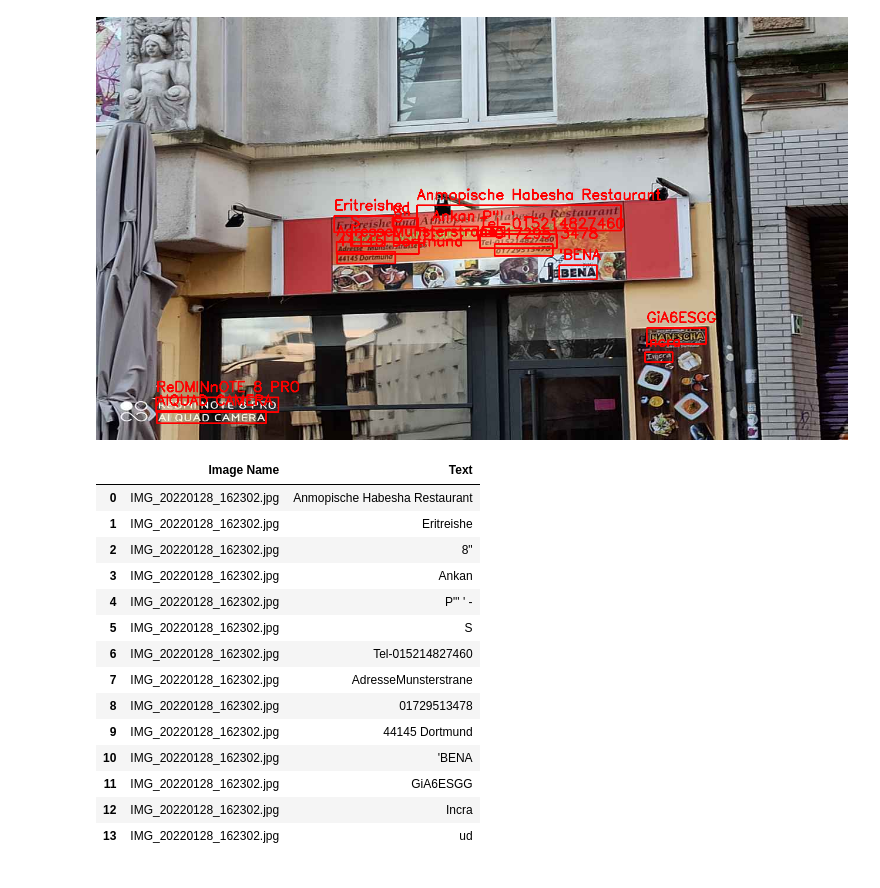
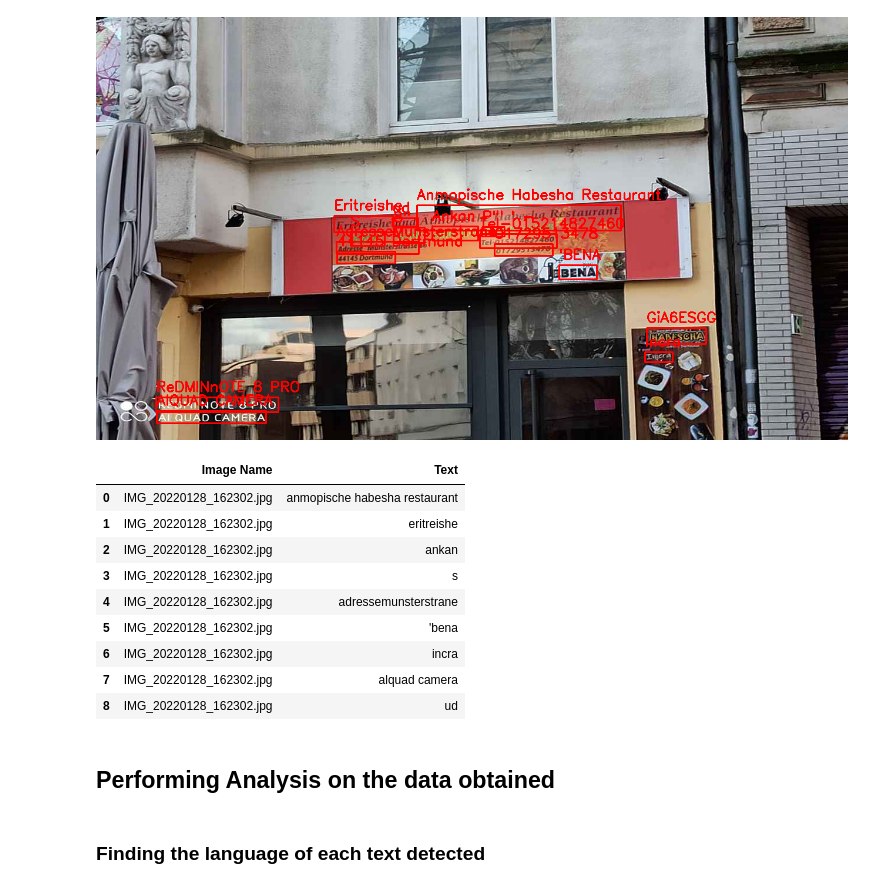
Before and after one commit to vk18mishra/Multilingual-Landscaping-in-Dortmund-Nordstadt, a Jupyter notebook: RMEL_Project_Landscaping.ipynb, the cells around one changed output. Cells and saved outputs as stored; diff of their text form; code cells hidden in the pictures.

```diff
--- a/RMEL_Project_Landscaping.ipynb
+++ b/RMEL_Project_Landscaping.ipynb
@@ -146,35 +157,39 @@ cv2_imshow(image)
 [INFO] 0.748336: AlQUAD CAMERA
 [INFO] 0.777724: ud
 [figure]
-# %%
-list_text = []
-for (bbox, text, prob) in results_temp:
-  if(text in ["AI QUAD CAMERA", "REDMI NOTE 8 PRO", "REDMI", "NOTE", "ReDMINnOTE 8 PRO",
-              "8", "PRO", "REDM", "Al QUAD GAMERA", "AI", "QUAD", "AlQUAD CAMERA",
-              "CAMERA", "QUADCAMERA", "Al QUADCAMERA", "NOTE 8 PRO"]):
-    continue
-  list_text.append(text)
-
-df_temp = {
-  'Image Name':onlyfiles[24],
-  'Text':list_text}
-
-df_temp = pd.DataFrame(df_temp,columns=['Image Name','Text'])
-
-df_temp
-# %% [output]
-|  | Image Name | Text |
-| 0 | IMG_20220128_162302.jpg | Anmopische Habesha Restaurant |
-| 1 | IMG_20220128_162302.jpg | Eritreishe |
-| 2 | IMG_20220128_162302.jpg | 8" |
-| 3 | IMG_20220128_162302.jpg | Ankan |
-| 4 | IMG_20220128_162302.jpg | P"' ' - |
-| 5 | IMG_20220128_162302.jpg | S |
-| 6 | IMG_20220128_162302.jpg | Tel-015214827460 |
-| 7 | IMG_20220128_162302.jpg | AdresseMunsterstrane |
-| 8 | IMG_20220128_162302.jpg | 01729513478 |
-| 9 | IMG_20220128_162302.jpg | 44145 Dortmund |
-| 10 | IMG_20220128_162302.jpg | 'BENA |
-| 11 | IMG_20220128_162302.jpg | GiA6ESGG |
-| 12 | IMG_20220128_162302.jpg | Incra |
-| 13 | IMG_20220128_162302.jpg | ud |
+# %%
+list_text = []
+special_characters = "\"!@#$%^&*()-+?_=,<>\""
+for (bbox, text, prob) in results_temp:
+    text_t = text.lower()
+    digit_bool = any(i.isdigit() for i in text_t)
+    if digit_bool == True:
+      continue
+    if any(c in special_characters for c in text_t):
+      continue
+    if(text_t in ["al quad camera", "redmi", "note",
+                "pro", "redm", "al quad gamera", "ai", "quad", "alquad camera"
+                "camera", "quadcamera", "al quadcamera"]):
+      continue
+    list_text.append(text_t)
+
+df_temp = {
+  'Image Name':onlyfiles[24],
+  'Text':list_text}
+
+df_temp = pd.DataFrame(df_temp,columns=['Image Name','Text'])
+
+df_temp
+# %% [output]
+|  | Image Name | Text |
+| 0 | IMG_20220128_162302.jpg | anmopische habesha restaurant |
+| 1 | IMG_20220128_162302.jpg | eritreishe |
+| 2 | IMG_20220128_162302.jpg | ankan |
+| 3 | IMG_20220128_162302.jpg | s |
+| 4 | IMG_20220128_162302.jpg | adressemunsterstrane |
+| 5 | IMG_20220128_162302.jpg | 'bena |
+| 6 | IMG_20220128_162302.jpg | incra |
+| 7 | IMG_20220128_162302.jpg | alquad camera |
+| 8 | IMG_20220128_162302.jpg | ud |
+# %% [markdown]
+## **Performing Analysis on the data obtained**
@@ -180,0 +201,2 @@ df_temp
+# %% [markdown]
+### **Finding the language of each text detected**
```
Also changed, not shown: parts of 16 cells of this notebook.
